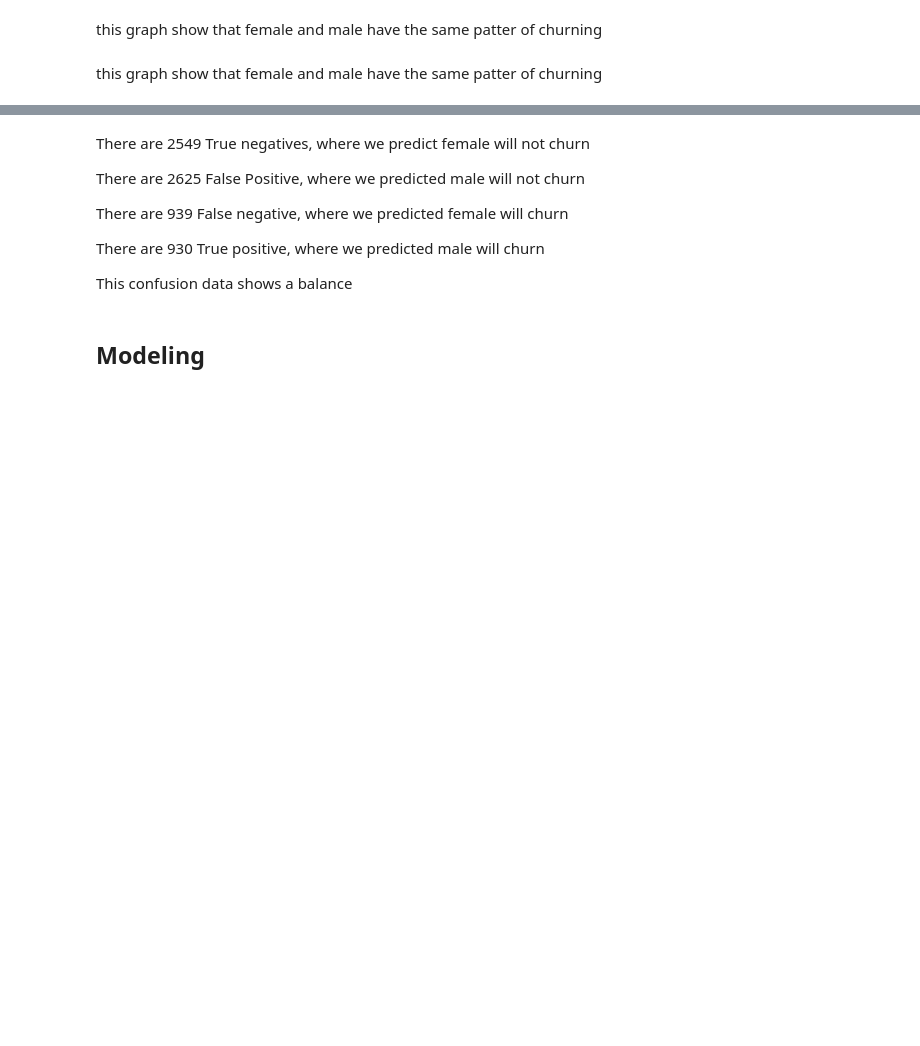
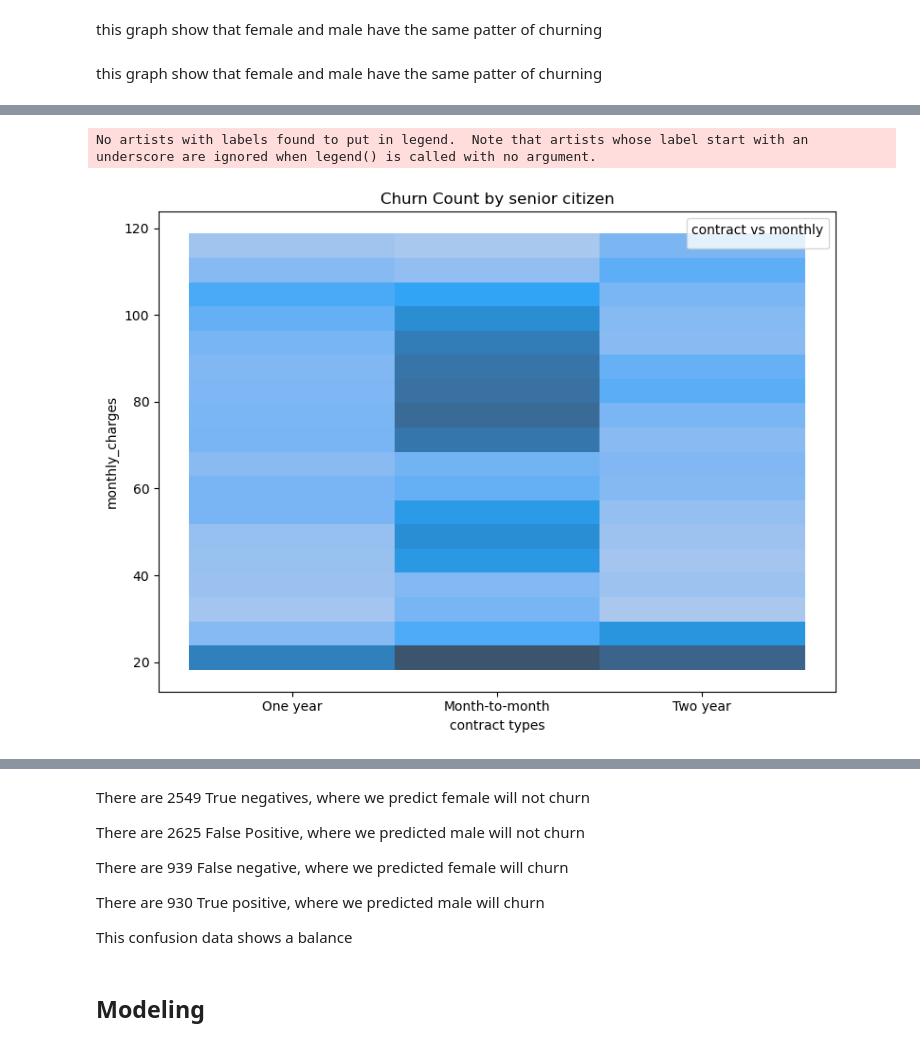
Before and after one commit to Thoai-Adam/ClassificationProject, a Jupyter notebook: final_project.ipynb, the cells around one changed output, grey strips where cells are left out. Saved outputs shown, nothing was run; the diff lists cells and outputs as text; code cells hidden in the pictures; blank space fills up the shorter version.

```diff
--- a/final_project.ipynb
+++ b/final_project.ipynb
@@ -824,0 +834,12 @@ this graph show that female and male have the same patter of churning
+# %%
+plt.figure(figsize=(8, 6))
+sns.histplot(data=df, x='contract_type', y='monthly_charges')
+plt.xlabel('contract types')
+plt.ylabel('monthly_charges')
+plt.title('Churn Count by senior citizen')
+plt.legend(title='contract vs monthly')
+plt.tight_layout()
+plt.show()
+# %% [output]
+No artists with labels found to put in legend.  Note that artists whose label start with an underscore are ignored when legend() is called with no argument.
+[figure, added]
```
Also changed, not shown: parts of 39 cells of this notebook.
